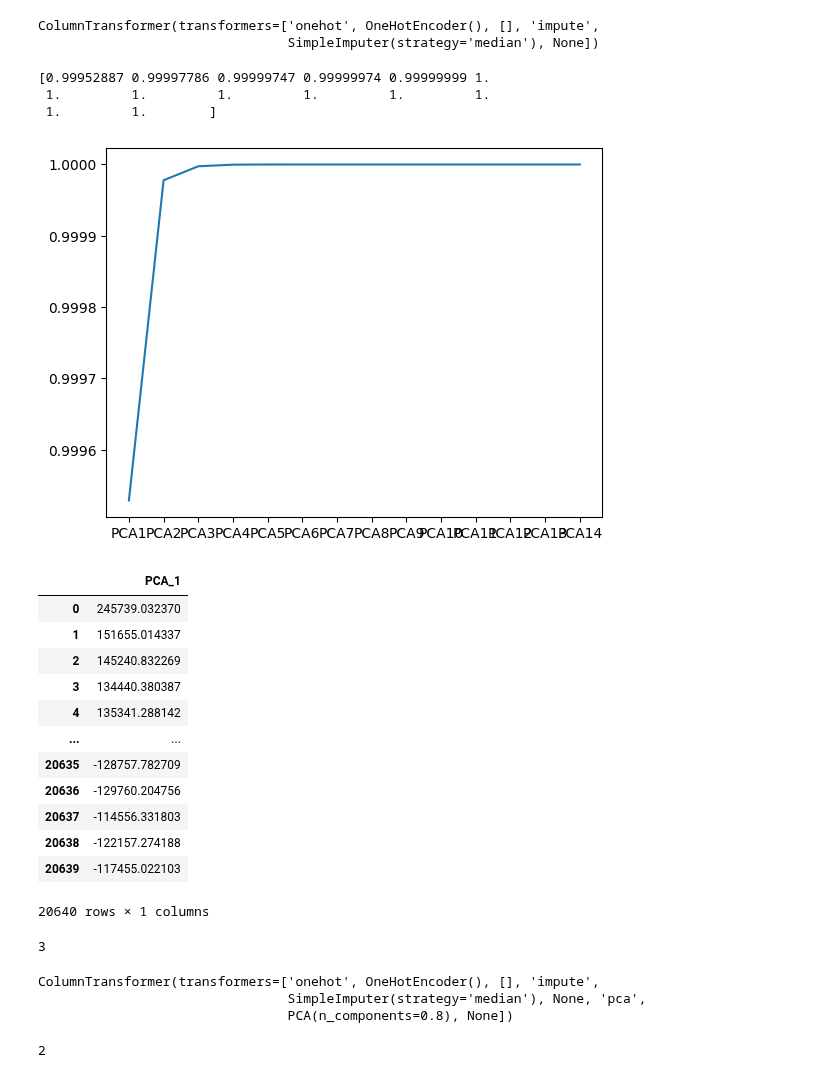
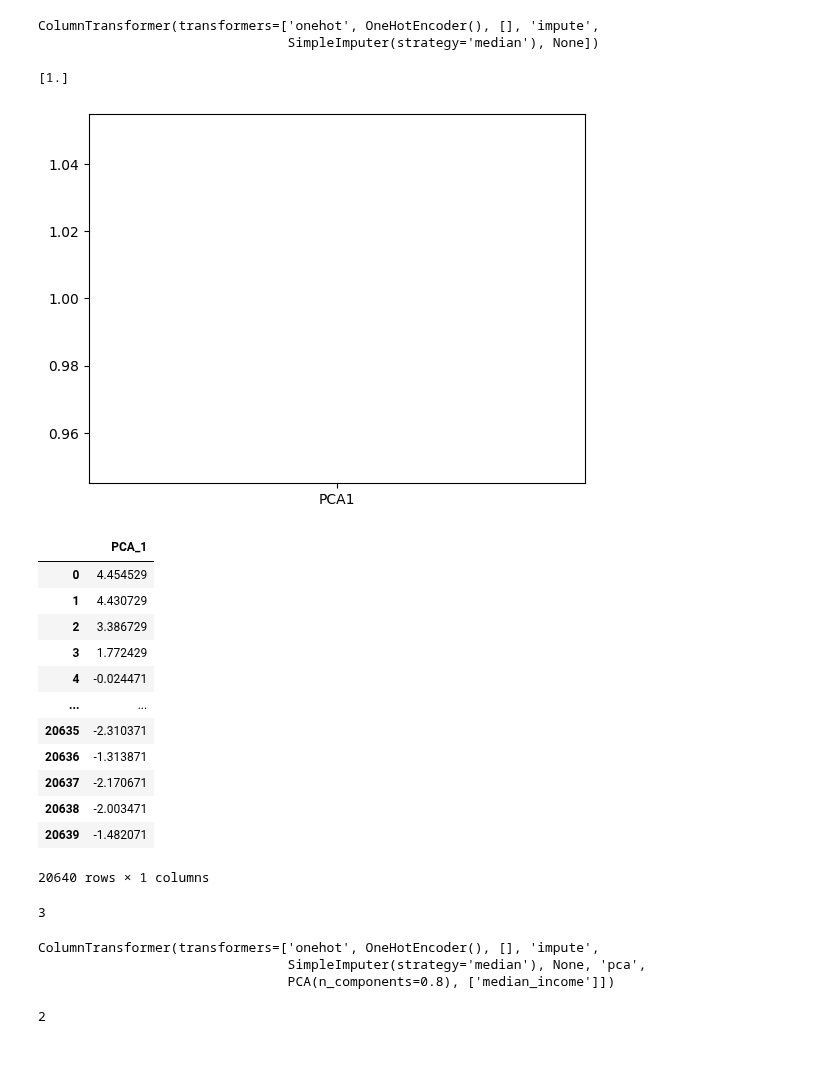
Before and after one commit to B0llemis/MLcode, a Jupyter notebook: Palanthir Experiment.ipynb, the cells around one changed output. Saved outputs shown, nothing was run; the diff lists cells and outputs as text; code cells hidden in the pictures.

Commit message:
PCA-specific columns supported

```diff
--- a/Palanthir Experiment.ipynb
+++ b/Palanthir Experiment.ipynb
@@ -83,8 +83,9 @@ class Palanthir(object):
             self.train_subset, self.test_subset = [strat_train_set], [strat_test_set]
         return strat_train_set, strat_test_set
 
-    def PCA(self, n_components=0.80, store=True):
-        dataset = self.output[self.features_num]
+    def PCA(self, n_components=0.80, include_features = [], exclude_features=[],store=True):
+        columns = [col for col in self.features_num if col not in exclude_features] if include_features == [] else [col for col in include_features if col not in exclude_features]
+        dataset = self.output[columns]
         from sklearn.decomposition import PCA
         PCAtransformer = PCA(n_components=n_components).fit(dataset)
         pca_data = PCAtransformer.transform(dataset)
@@ -92,7 +93,7 @@ class Palanthir(object):
         if store:
             self.output = output_df
             self.update_attributes()
-            self.update_history(step="Performed Principal Component Analysis",snapshot=self.output,text='pca',transformer=PCAtransformer)
+            self.update_history(step="Performed Principal Component Analysis",snapshot=self.output,text='pca',transformer=PCAtransformer,cols=columns)
         explained_variance = PCA().fit(dataset).explained_variance_ratio_
         cumsum = np.cumsum(explained_variance)
         print(cumsum)
@@ -275,24 +276,22 @@ pal.transformation_history[-1].get('pipeline')
 ColumnTransformer(transformers=['onehot', OneHotEncoder(), [], 'impute',
                                 SimpleImputer(strategy='median'), None])
 # %%
-pal.PCA()
+pal.PCA(include_features=['median_income'])
 # %% [output]
-[0.99952887 0.99997786 0.99999747 0.99999974 0.99999999 1.
- 1.         1.         1.         1.         1.         1.
- 1.         1.        ]
+[1.]
-[figure, old version]
+[figure, new version]
 |  | PCA_1 |
-| 0 | 245739.032370 |
-| 1 | 151655.014337 |
-| 2 | 145240.832269 |
-| 3 | 134440.380387 |
-| 4 | 135341.288142 |
+| 0 | 4.454529 |
+| 1 | 4.430729 |
+| 2 | 3.386729 |
+| 3 | 1.772429 |
+| 4 | -0.024471 |
 | ... | ... |
-| 20635 | -128757.782709 |
-| 20636 | -129760.204756 |
-| 20637 | -114556.331803 |
-| 20638 | -122157.274188 |
-| 20639 | -117455.022103 |
+| 20635 | -2.310371 |
+| 20636 | -1.313871 |
+| 20637 | -2.170671 |
+| 20638 | -2.003471 |
+| 20639 | -1.482071 |
 20640 rows × 1 columns
 # %%
 pal.current_version
@@ -303,7 +302,7 @@ pal.transformation_history[-1].get('pipeline')
 # %% [output]
 ColumnTransformer(transformers=['onehot', OneHotEncoder(), [], 'impute',
                                 SimpleImputer(strategy='median'), None, 'pca',
-                                PCA(n_components=0.8), None])
+                                PCA(n_components=0.8), ['median_income']])
 # %%
 pal.restore()
 # %%
```
Also changed, not shown: parts of 1 cell of this notebook, 1 other file.
